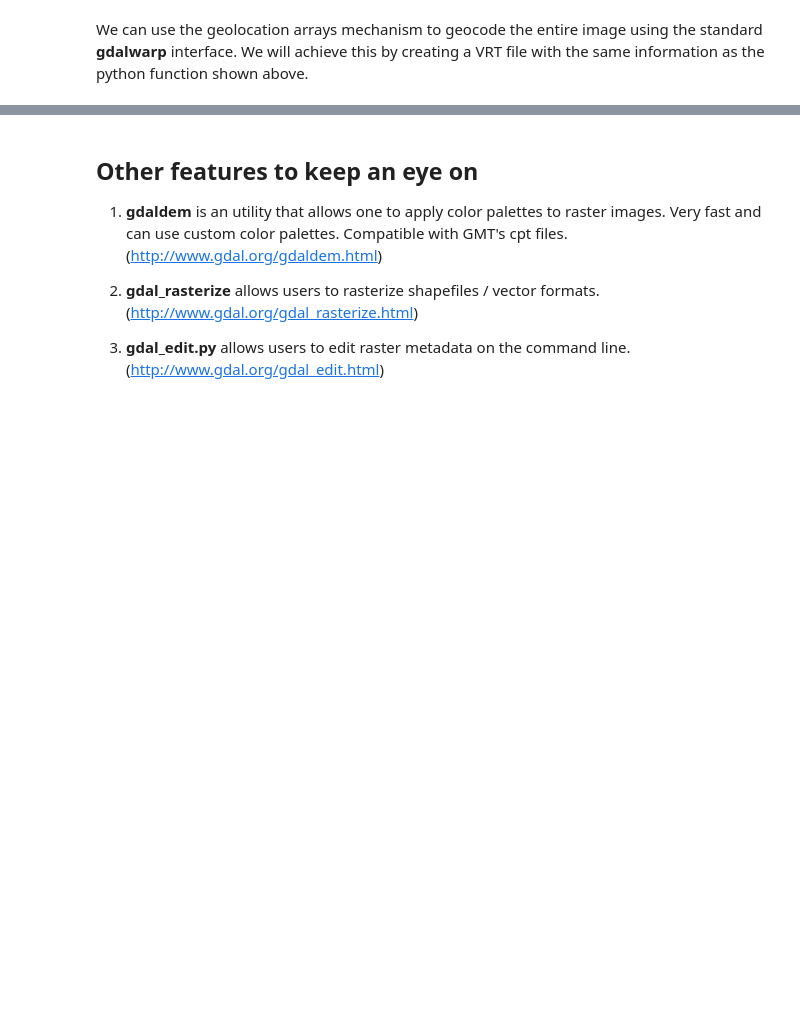
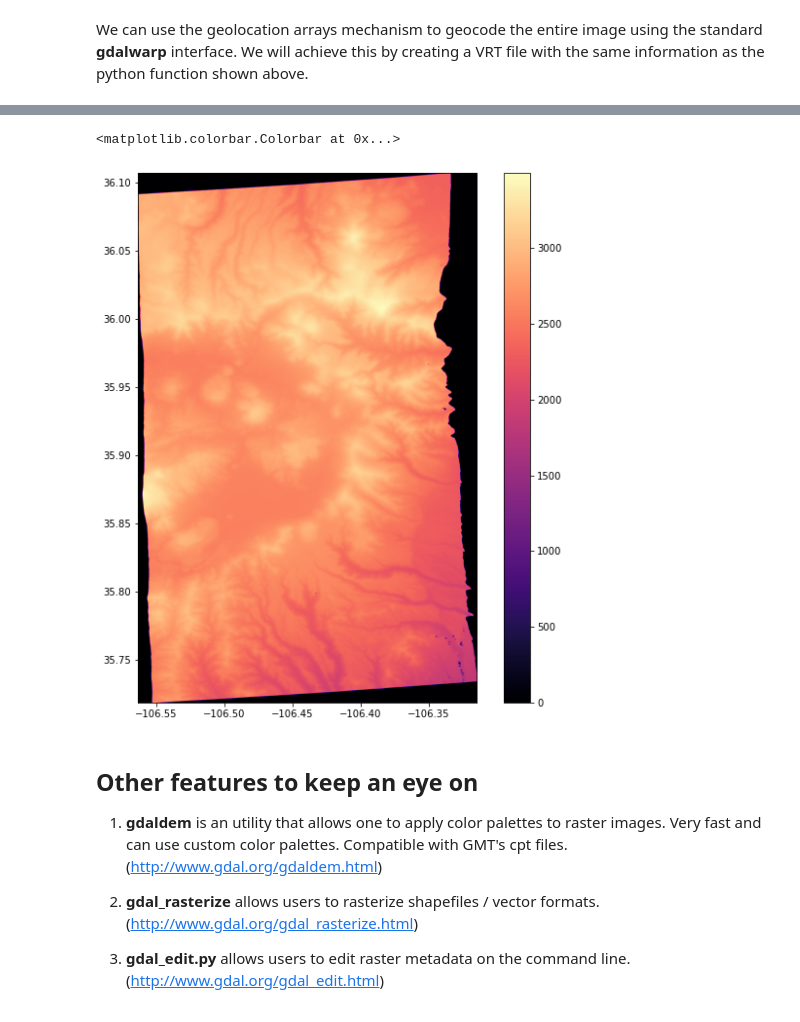
Before and after one commit to jacktarricone/uavsar_scripts, a Jupyter notebook: uavsar_slc_geoloc.ipynb, the cells around one changed output, grey strips where cells are left out. Cells and saved outputs as stored; diff of their text form; code cells hidden in the pictures; blank space fills up the shorter version.

```diff
--- a/uavsar_slc_geoloc.ipynb
+++ b/uavsar_slc_geoloc.ipynb
@@ -387,3 +388,20 @@ plt.colorbar()
+# %%
+### Create and visualize geocoded output for elevation
+# use proper pixel size!
+geocodeUsingGdalWarp('/Users/jacktarricone/jemez_data/feb12-19_slc/BU/dem.llh.vrt',
+                     '/Users/jacktarricone/jemez_data/feb12-19_slc/BU/lat.llh.vrt',
+                     '/Users/jacktarricone/jemez_data/feb12-19_slc/BU/lon.llh.vrt',
+                     '/Users/jacktarricone/jemez_data/feb12-19_slc/BU/geocoded_dem.tif',
+                     spacing=[.00005556,.00005556])
+
+geodata, geoext = loadData('/Users/jacktarricone/jemez_data/feb12-19_slc/BU/geocoded_dem.tif', band=1)
+
+plt.figure(figsize=(10,10))
+plt.imshow(geodata, extent=geoext, cmap='magma')
+plt.colorbar()
+# %% [output]
+<matplotlib.colorbar.Colorbar at 0x...>
+[figure, added]
 # %%
 ## note september 27th
 # converted full geolocation code in python, this works!
```
Also changed, not shown: parts of 8 cells of this notebook, 10 other files.
